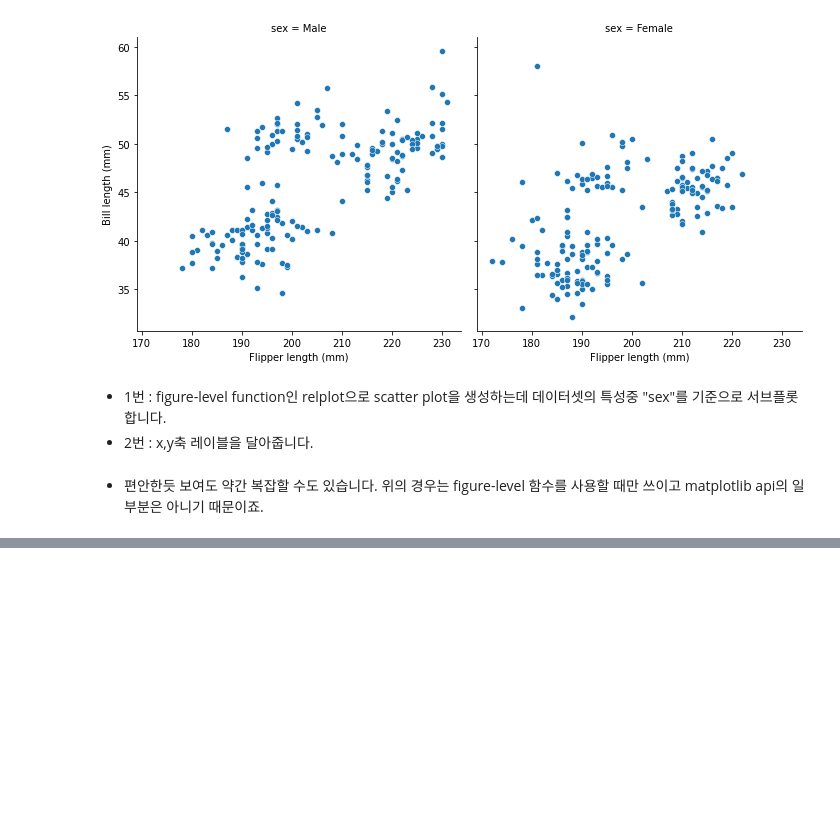
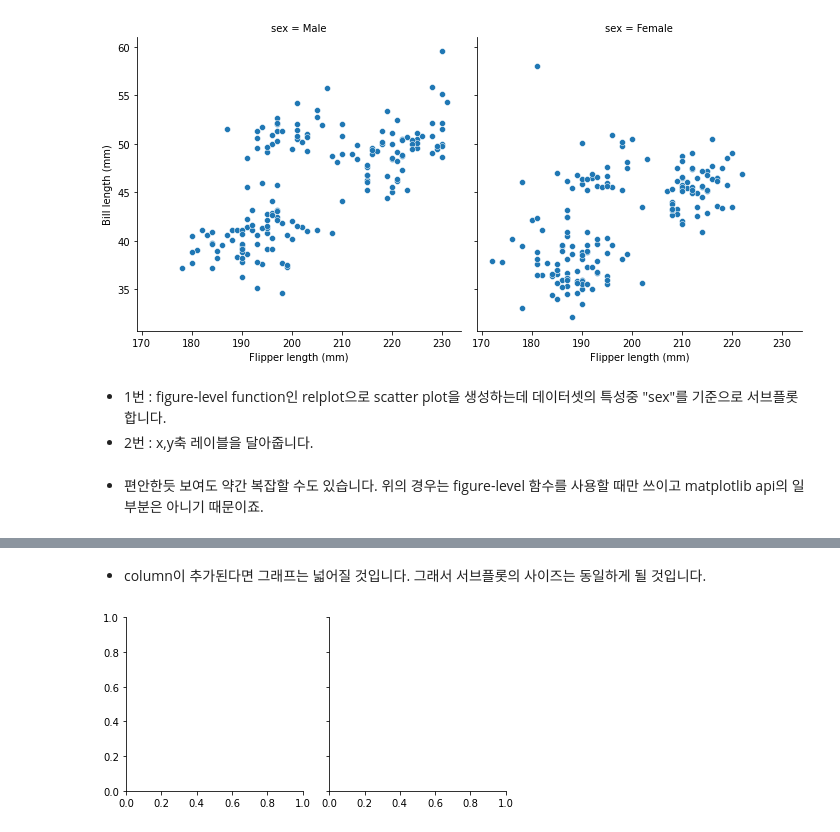
Before and after one commit to Daconic/Seaborn_tutorial_KOR, a Jupyter notebook: Overview of seaborn plotting function.ipynb, the cells around one changed output, grey strips where cells are left out. Saved outputs shown, nothing was run; the diff lists cells and outputs as text; code cells hidden in the pictures; blank space fills up the shorter version.

```diff
--- a/Overview of seaborn plotting function.ipynb
+++ b/Overview of seaborn plotting function.ipynb
@@ -159,0 +191,6 @@ g.set_axis_labels("Flipper length (mm)", "Bill length (mm)");
+# %% [markdown]
+- column이 추가된다면 그래프는 넓어질 것입니다. 그래서 서브플롯의 사이즈는 동일하게 될 것입니다.
+# %%
+g = sns.FacetGrid(penguins, col="sex")
+# %% [output]
+[figure, added]
```
Also changed, not shown: parts of 15 cells of this notebook.
